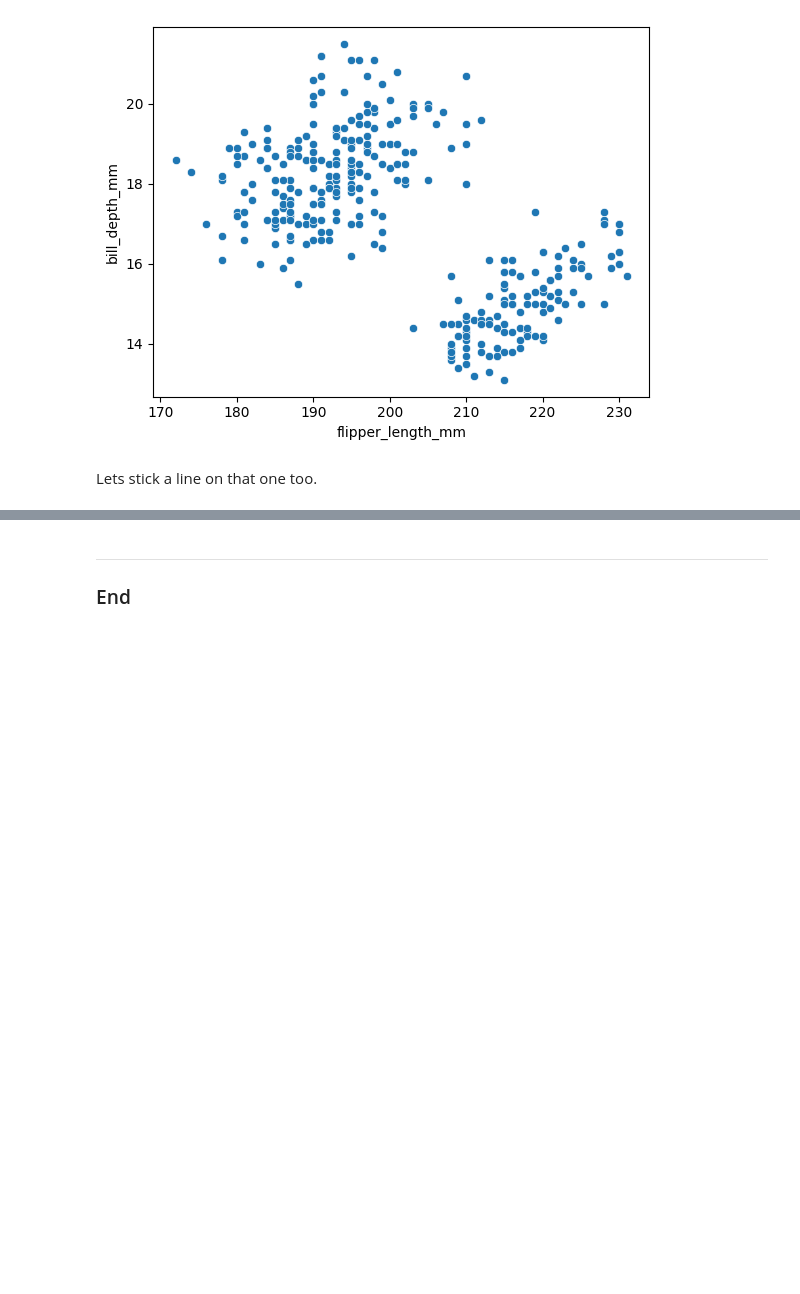
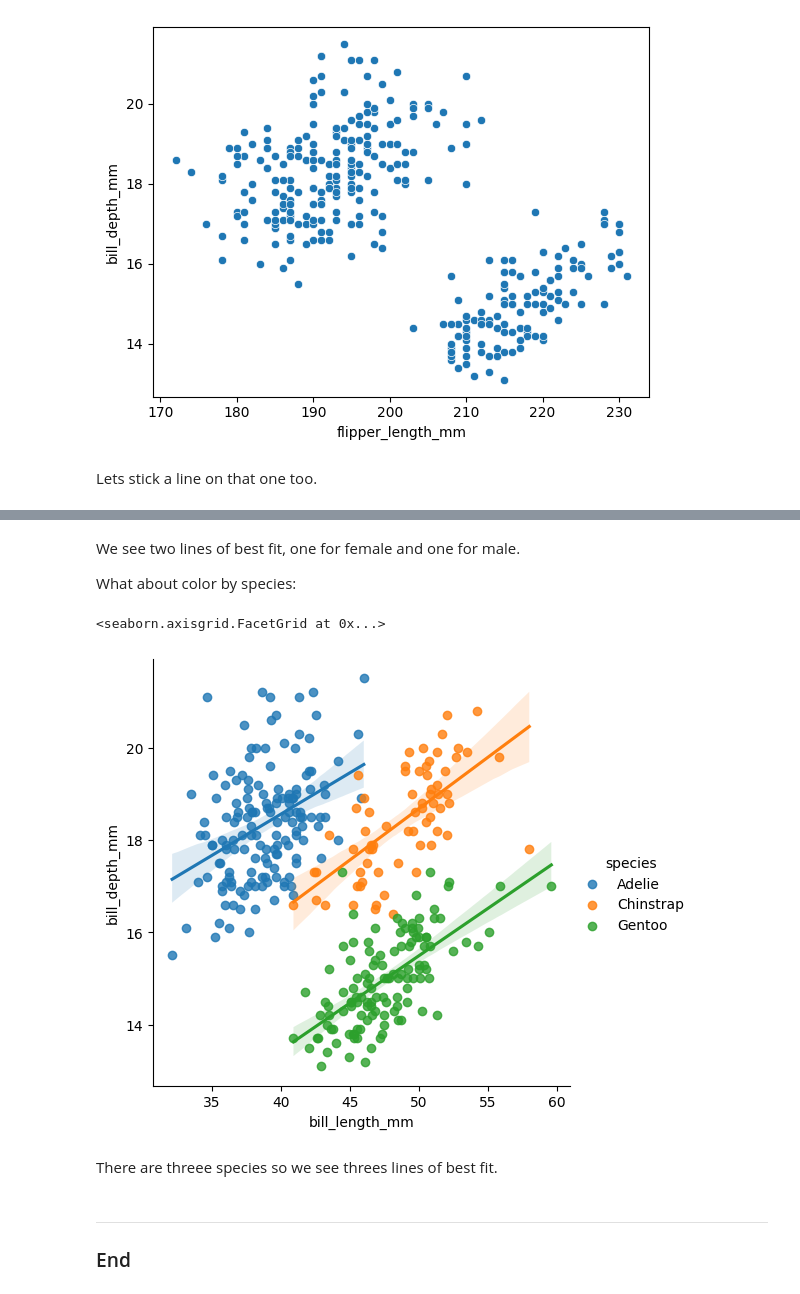
Before and after one commit to holmstead/principles_of_data_analytics, a Jupyter notebook: penguins.ipynb, the cells around one changed output, grey strips where cells are left out. Saved outputs shown, nothing was run; the diff lists cells and outputs as text; code cells hidden in the pictures; blank space fills up the shorter version.

```diff
--- a/penguins.ipynb
+++ b/penguins.ipynb
@@ -336,3 +345,15 @@ sns.regplot(df, x='flipper_length_mm', y='bill_depth_mm')
+# %% [markdown]
+We see two lines of best fit, one for female and one for male.
+
+What about color by species:
+# %%
+#
+sns.lmplot(df, x="bill_length_mm", y="bill_depth_mm", hue="species")
+# %% [output]
+<seaborn.axisgrid.FacetGrid at 0x...>
+[figure, added]
+# %% [markdown]
+There are threee species so we see threes lines of best fit.
 # %% [markdown]
 ***
 
```
Also changed, not shown: parts of 3 cells of this notebook.
